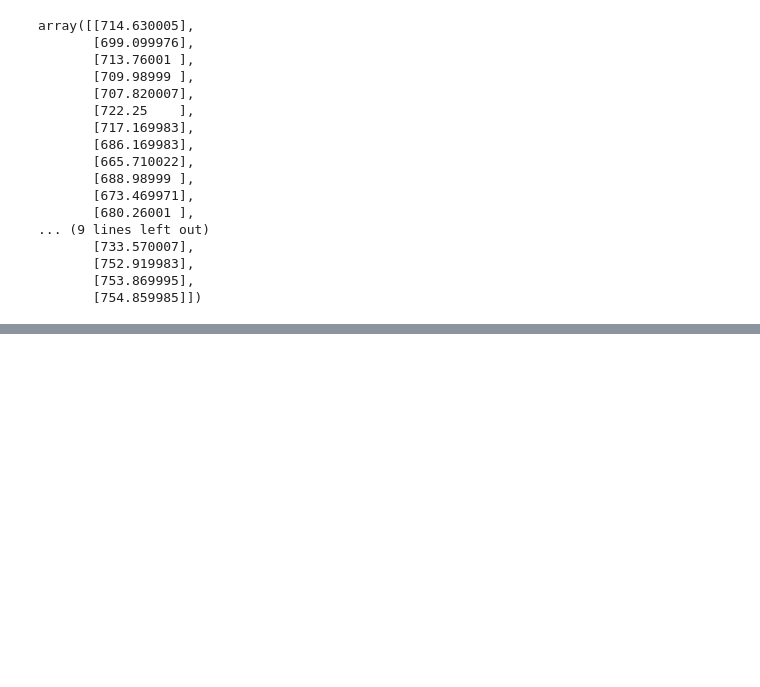
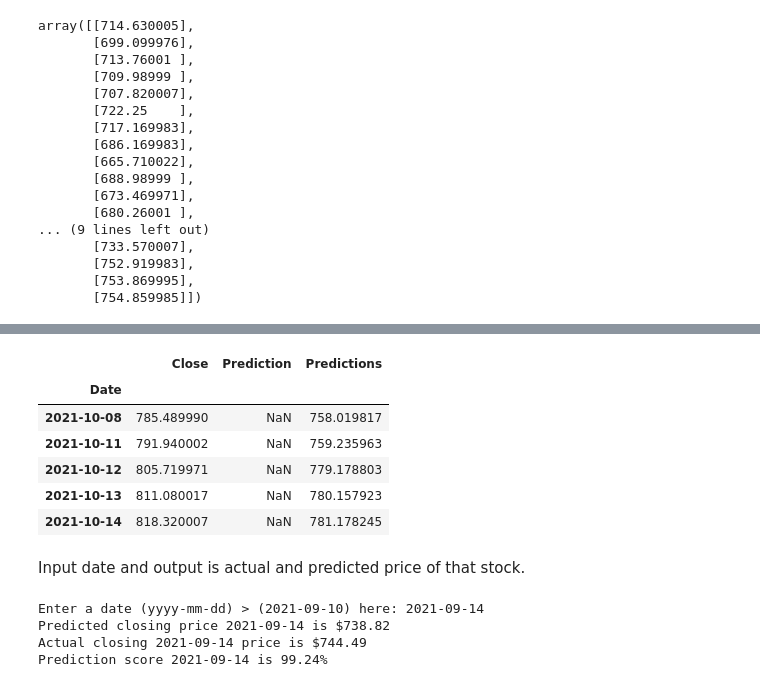
Before and after one commit to vetletj/Into_to_AI_assigments, a Jupyter notebook: Assignment2/Assignment2_3.ipynb, the cells around one changed output, grey strips where cells are left out. Saved outputs shown, nothing was run; the diff lists cells and outputs as text; code cells hidden in the pictures; blank space fills up the shorter version.

```diff
--- a/Assignment2/Assignment2_3.ipynb
+++ b/Assignment2/Assignment2_3.ipynb
@@ -154,0 +172,26 @@ See the caveats in the documentation: https://pandas.pydata.org/pandas-docs/stab
+# %%
+valid.tail()
+# %% [output]
+|  | Close | Prediction | Predictions |
+| Date |  |  |  |
+| 2021-10-08 | 785.489990 | NaN | 758.019817 |
+| 2021-10-11 | 791.940002 | NaN | 759.235963 |
+| 2021-10-12 | 805.719971 | NaN | 779.178803 |
+| 2021-10-13 | 811.080017 | NaN | 780.157923 |
+| 2021-10-14 | 818.320007 | NaN | 781.178245 |
+# %% [markdown]
+Input date and output is actual and predicted price of that stock.
+# %%
+date = input('Enter a date (yyyy-mm-dd) > (2021-09-10) here: ')
+predicted_close_value = float('%.2f' % (valid.loc[date]['Predictions']))
+actual_close_value = float('%.2f' % (valid.loc[date]['Close']))
+offset_from_valid = abs(predicted_close_value / actual_close_value)
+offset_percent_from_valid = ('%.2f' % (offset_from_valid*100))
+print(f"Predicted closing price {date} is ${predicted_close_value}")
+print(f"Actual closing price {date} price is ${actual_close_value}")
+print(f"Prediction score {date} is {offset_percent_from_valid}%")
+# %% [output]
+Enter a date (yyyy-mm-dd) > (2021-09-10) here: 2021-09-14
+Predicted closing price 2021-09-14 is $738.82
+Actual closing 2021-09-14 price is $744.49
+Prediction score 2021-09-14 is 99.24%
```
Also changed, not shown: parts of 31 cells of this notebook.
